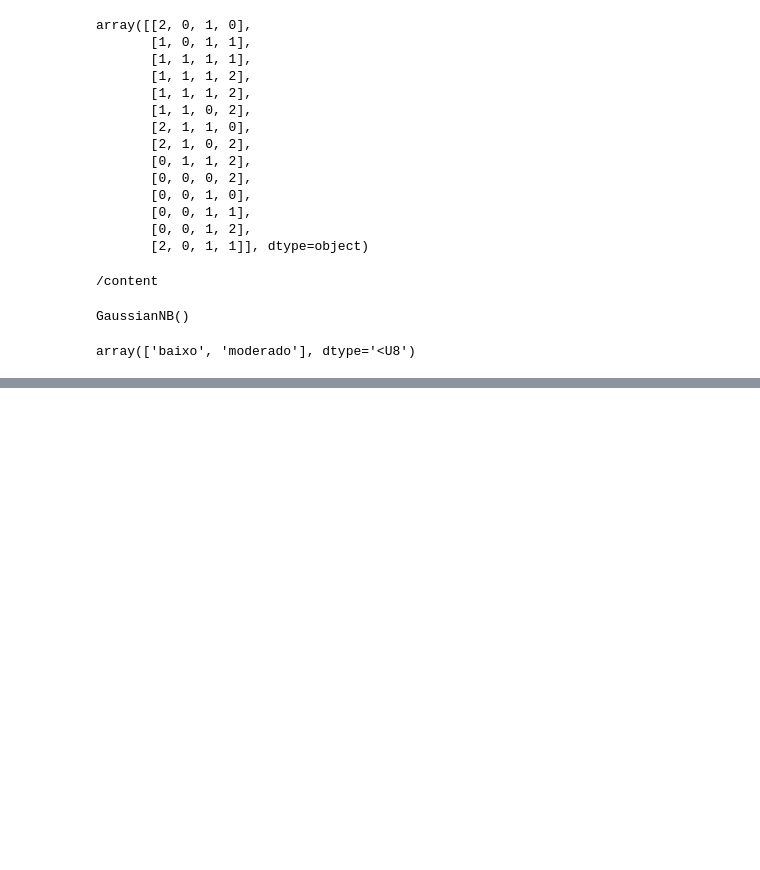
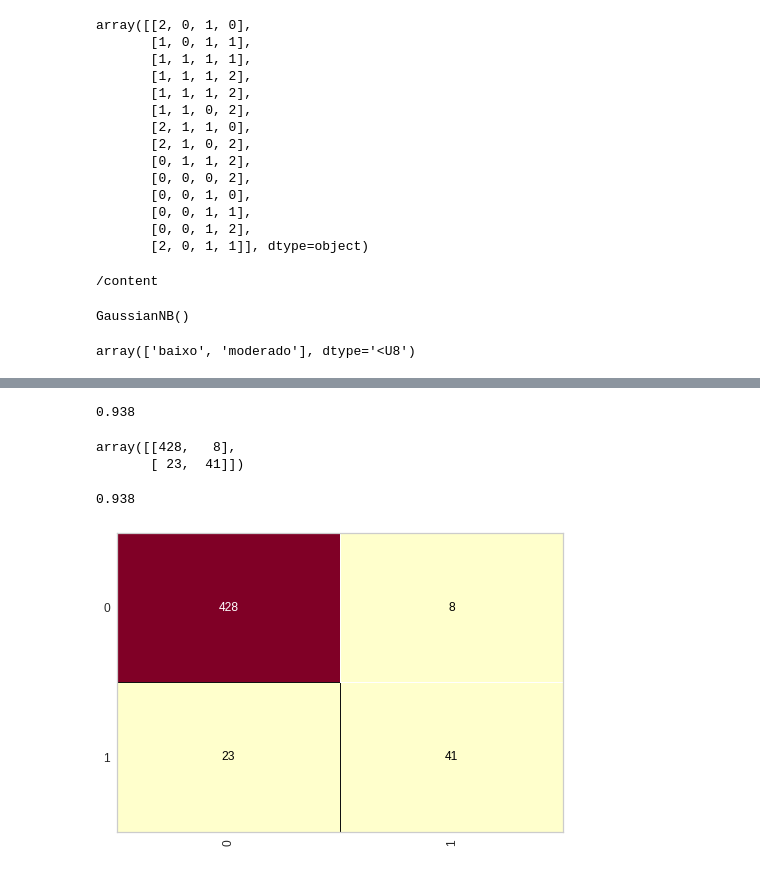
Before and after one commit to MaironSC/Machine-Learning-and-DataScience, a Jupyter notebook: CursoPython.ipynb, the cells around one changed output, grey strips where cells are left out. Cells and saved outputs as stored; diff of their text form; code cells hidden in the pictures; blank space fills up the shorter version.

```diff
--- a/CursoPython.ipynb
+++ b/CursoPython.ipynb
@@ -415,7 +415,7 @@ import pickle
 with open('credit.pkl', mode='wb') as f:
     pickle.dump([x_credit_treinamento, x_credit_teste, y_credit_treinamento, y_credit_teste], f)
 # %%
-with open('cebsus.pkl', mode='wb') as f:
+with open('census.pkl', mode='wb') as f:
     pickle.dump([x_census_treinamento, x_census_teste, y_census_treinamento, y_census_teste], f)
 # %% [markdown]
 # Naive Bayes
@@ -493,0 +496,3 @@ array(['baixo', 'moderado'], dtype='<U8')
+# %%
+with open('credit.pkl', 'rb') as f:
+    x_credit_treinamento, x_credit_teste, y_credit_treinamento, y_credit_teste = pickle.load(f)
@@ -493,0 +507,3 @@ array(['baixo', 'moderado'], dtype='<U8')
+# %%
+naive_credit_data = GaussianNB()
+naive_credit_data.fit(x_credit_treinamento, y_credit_treinamento)
@@ -493,0 +555,9 @@ array(['baixo', 'moderado'], dtype='<U8')
+# %%
+accuracy_score(y_credit_teste, previsoes)
+# %% [output]
+0.938
+# %%
+confusion_matrix(y_credit_teste, previsoes)
+# %% [output]
+array([[428,   8],
+       [ 23,  41]])
@@ -493,0 +566,7 @@ array(['baixo', 'moderado'], dtype='<U8')
+# %%
+cm = ConfusionMatrix(naive_credit_data)
+cm.fit(x_credit_treinamento, y_credit_treinamento)
+cm.score(x_credit_teste, y_credit_teste)
+# %% [output]
+0.938
+[figure, added]
```
Also changed, not shown: parts of 14 cells of this notebook.
